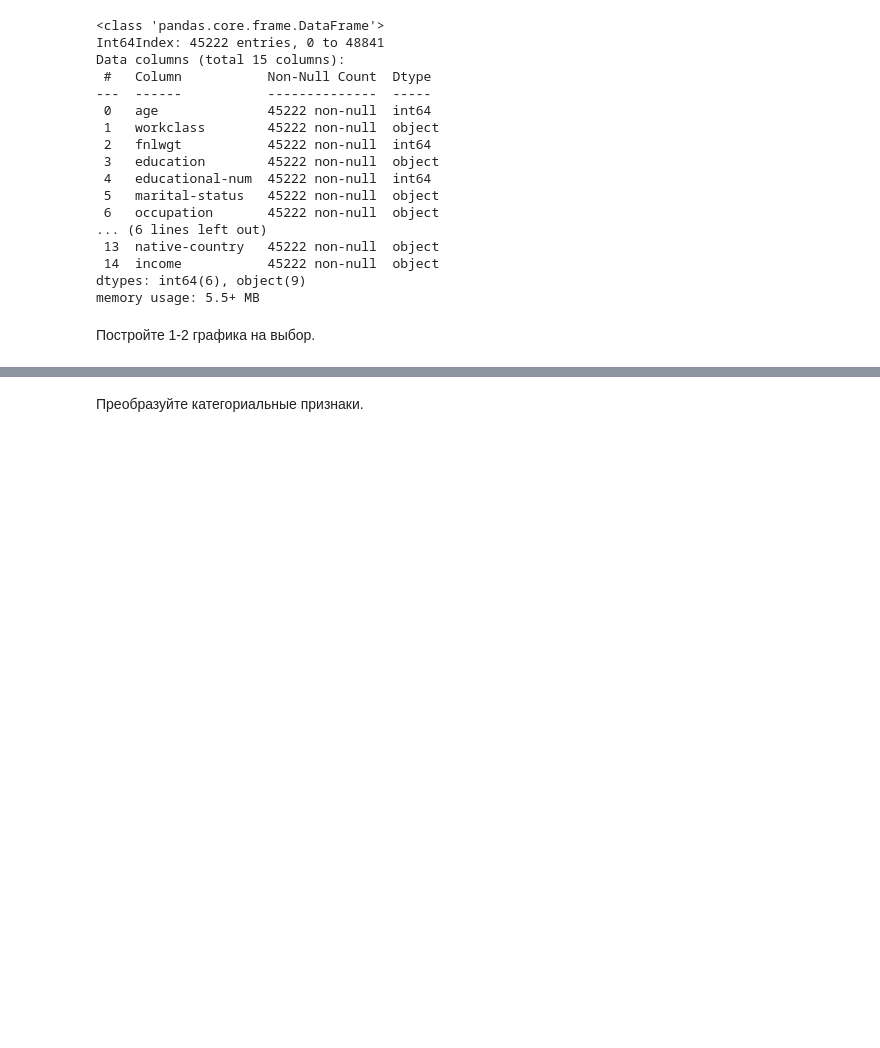
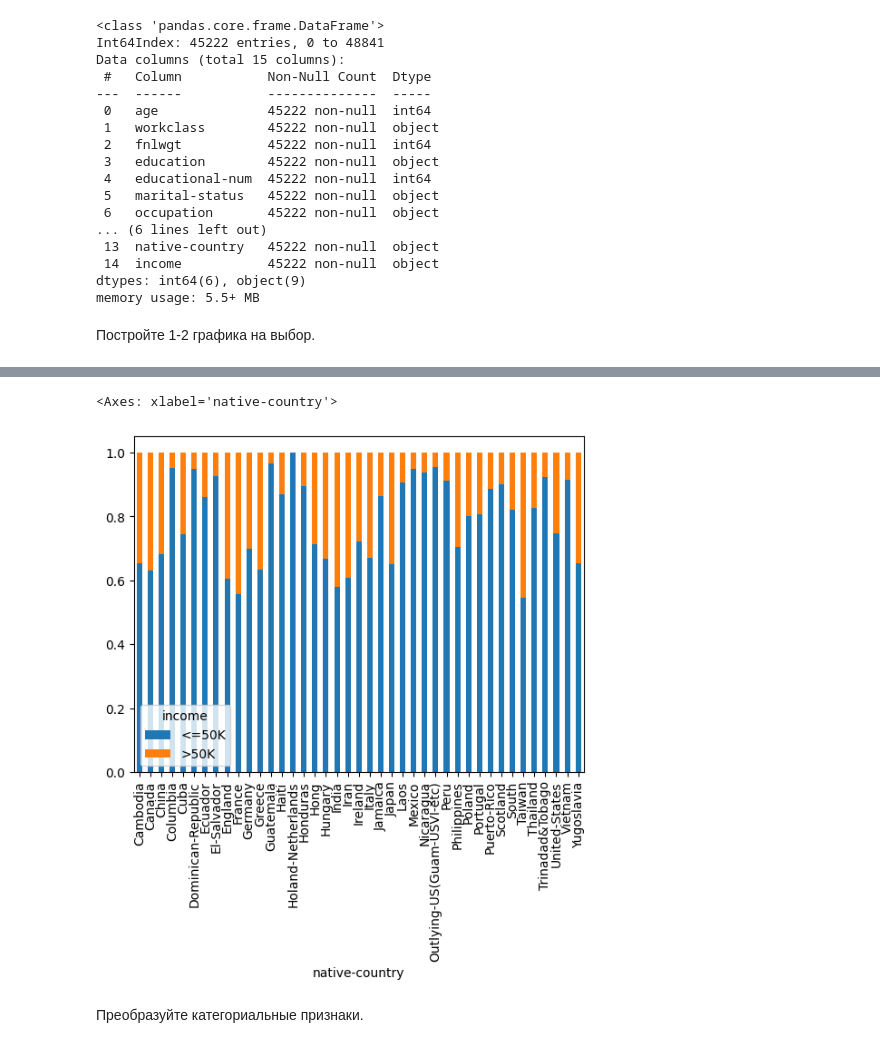
Before and after one commit to adtitovich/dsml-17, a Jupyter notebook: m1.ipynb, the cells around one changed output, grey strips where cells are left out. Cells and saved outputs as stored; diff of their text form; code cells hidden in the pictures; blank space fills up the shorter version.

```diff
--- a/m1.ipynb
+++ b/m1.ipynb
@@ -85,3 +58,10 @@ sns.pairplot(data, hue="income", vars=["educational-num"])
+# %%
+cat_totals2 = dt.groupby(["native-country","income"])["income"].count().unstack()
+pct_df2 = cat_totals2.divide(cat_totals2.sum(axis=1), axis=0)
+pct_df2.plot(kind="bar", stacked=True)
+# %% [output]
+<Axes: xlabel='native-country'>
+[figure, added]
 # %% [markdown]
 Преобразуйте категориальные признаки.
 # %%
```
Also changed, not shown: parts of 9 cells of this notebook.
